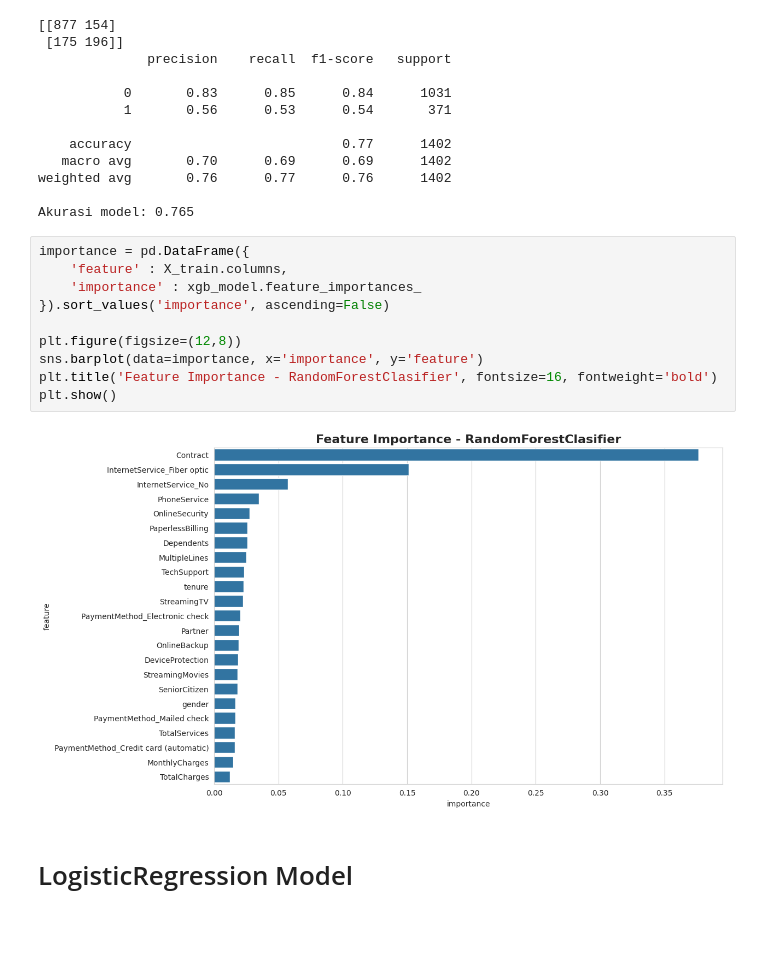
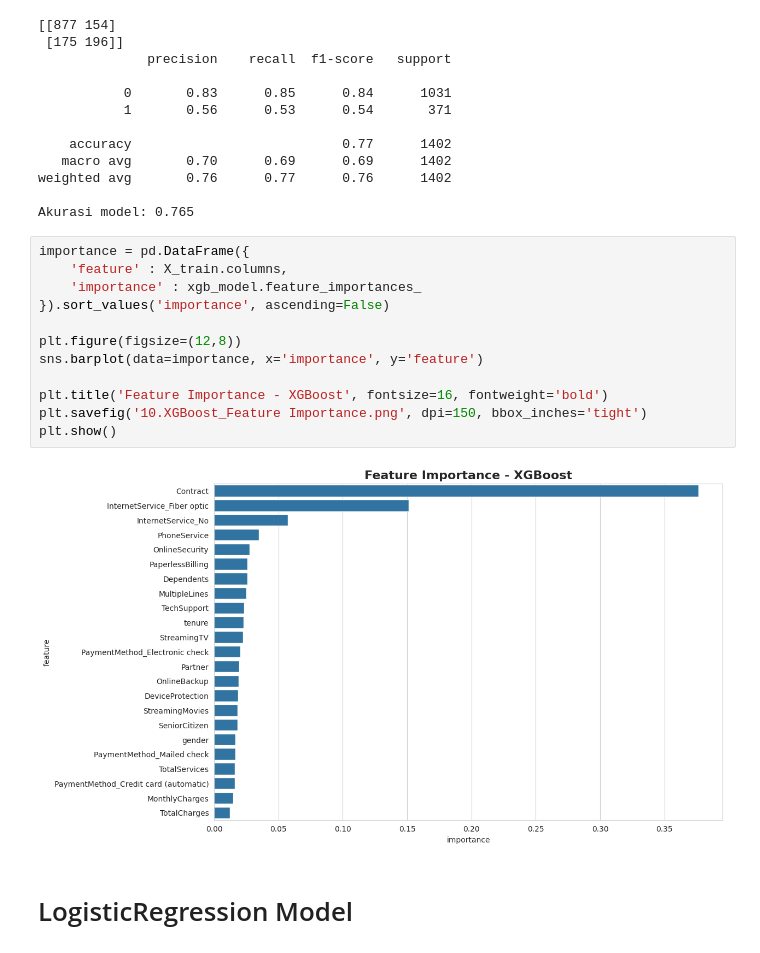
Before and after one commit to PrimaSembiring/telco-costumer-churn, a Jupyter notebook: main.ipynb, the cells around one changed output. Saved outputs shown, nothing was run; the diff lists cells and outputs as text.

```diff
--- a/use_LightGBM.ipynb
+++ b/main.ipynb
@@ -640,15 +647,17 @@ Akurasi model: 0.765
 # %%
 importance = pd.DataFrame({
     'feature' : X_train.columns,
     'importance' : xgb_model.feature_importances_
 }).sort_values('importance', ascending=False)
 
 plt.figure(figsize=(12,8))
 sns.barplot(data=importance, x='importance', y='feature')
-plt.title('Feature Importance - RandomForestClasifier', fontsize=16, fontweight='bold')
+
+plt.title('Feature Importance - XGBoost', fontsize=16, fontweight='bold')
+plt.savefig('10.XGBoost_Feature Importance.png', dpi=150, bbox_inches='tight')
 plt.show()
 # %% [output]
-[figure, old version]
+[figure, new version]
 # %% [markdown]
 # LogisticRegression Model
 # %%
```
Also changed, not shown: parts of 12 cells of this notebook, 11 other files.
